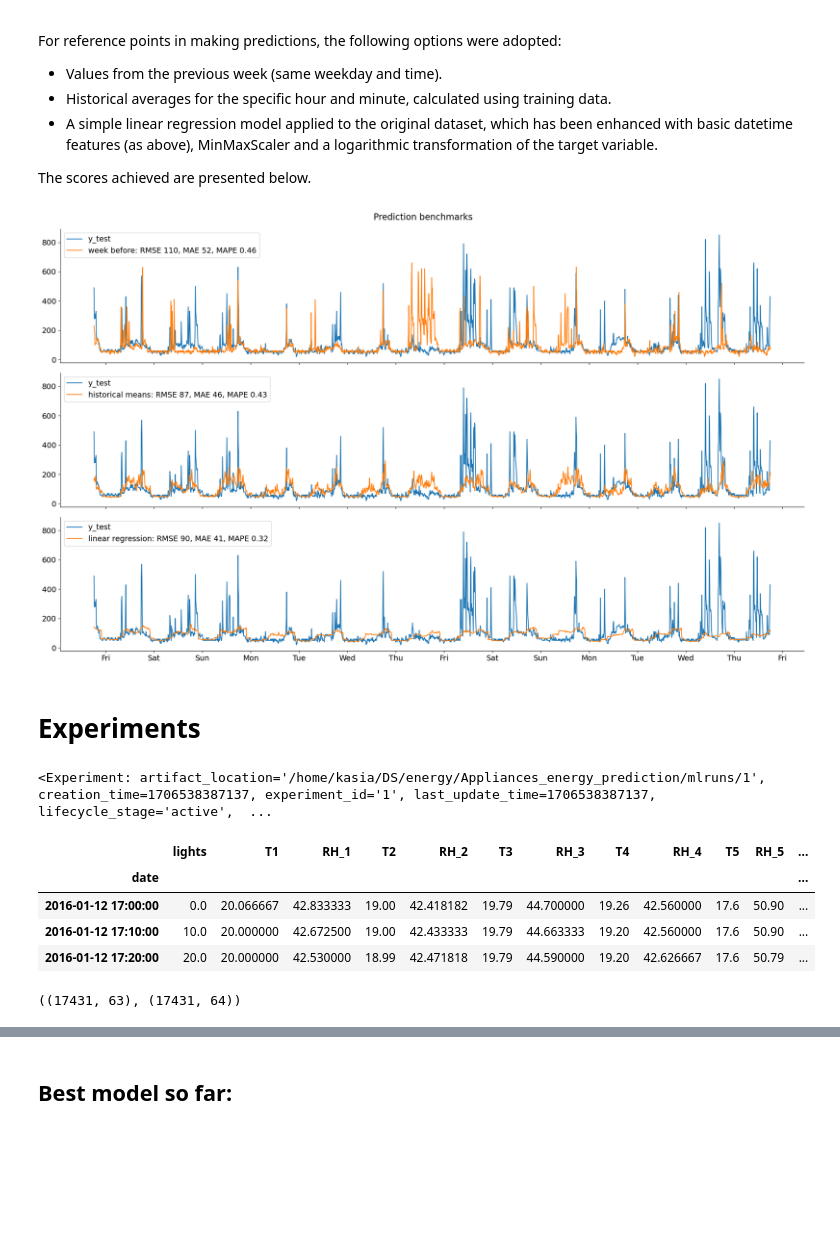
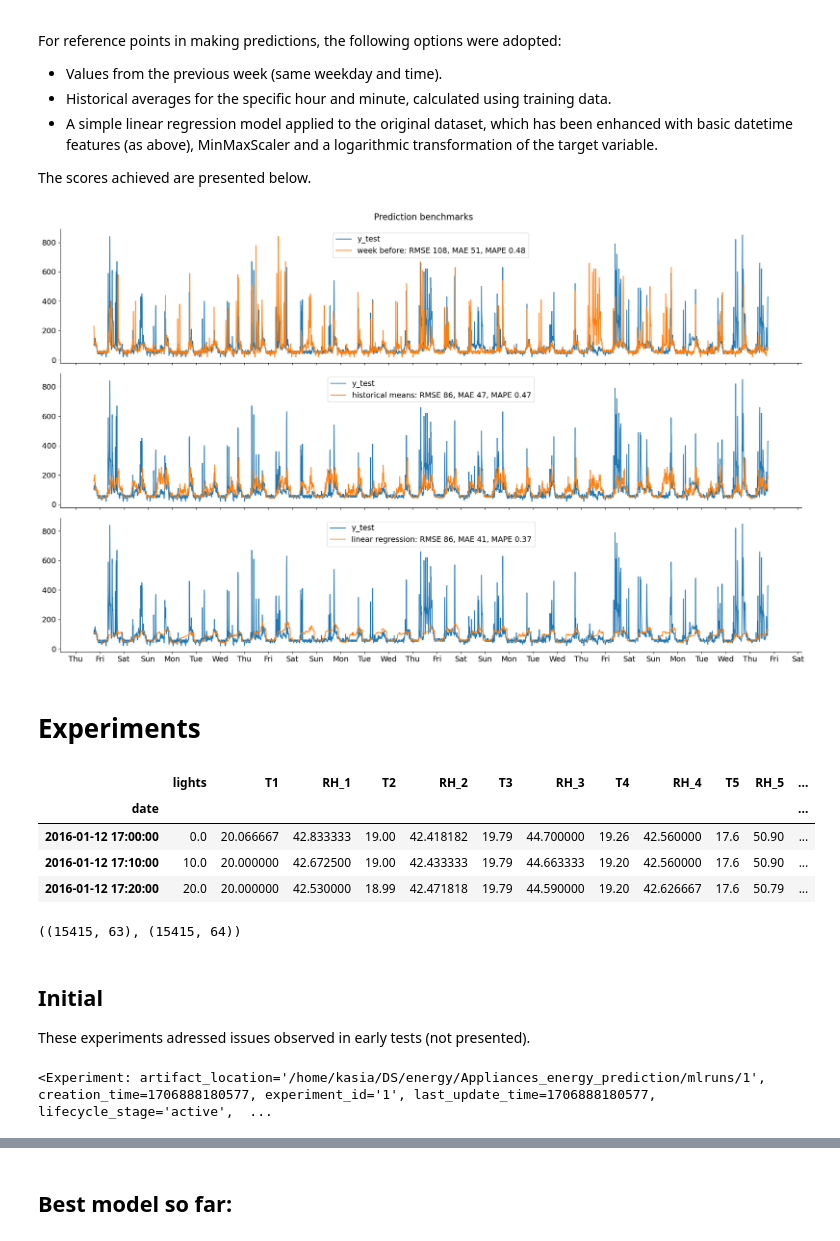
Before and after one commit to k-katarzyna/Appliances_Energy_Prediction, a Jupyter notebook: Appliances_energy_prediction/1_experiments.ipynb, the cells around one changed output, grey strips where cells are left out. Drawn from its saved outputs; the diff is of its cells as text; code cells hidden in the pictures; blank space fills up the shorter version.

```diff
--- a/Appliances_energy_prediction/1_experiments.ipynb
+++ b/Appliances_energy_prediction/1_experiments.ipynb
@@ -80,15 +79,10 @@ For reference points in making predictions, the following options were adopted:
 
 The scores achieved are presented below.
 # %%
-n_test = 2*144*7 # two weeks
+n_test = 4*144*7 # 4 weeks ~ 20,4%
 prediction_benchmarks(enhanced_data, n_test)
 # %% [output]
-[figure, old version]
+[figure, new version]
 # %% [markdown]
 # Experiments
-# %%
-# mlflow.create_experiment(name="Initial experiments")
-mlflow.set_experiment("Initial experiments")
-# %% [output]
-<Experiment: artifact_location='/home/kasia/DS/energy/Appliances_energy_prediction/mlruns/1', creation_time=1706538387137, experiment_id='1', last_update_time=1706538387137, lifecycle_stage='active',  ...
 # %%
@@ -152,9 +147,9 @@ preprocessor = Pipeline([
     ("marker", AnomaliesMarker())
 ])
 # %%
-X_train_tree.shape, preprocessor.fit_transform(X_train_tree).shape
+X_train_lin.shape, preprocessor.fit_transform(X_train_lin).shape
 # %% [output]
-((17431, 63), (17431, 64))
+((15415, 63), (15415, 64))
 # %%
 EN, Ri, ETR, HGBR, RFR, XGBR = (ElasticNet(max_iter=5000),
                                 Ridge(),
@@ -217,3 +211,12 @@ params = [
         **for_tree_preprocessor
     }
 ]
+# %% [markdown]
+## Initial
+
+These experiments adressed issues observed in early tests (not presented).
+# %%
+# mlflow.create_experiment(name="Initial_experiments")
+mlflow.set_experiment("Initial_experiments")
+# %% [output]
+<Experiment: artifact_location='/home/kasia/DS/energy/Appliances_energy_prediction/mlruns/1', creation_time=1706888180577, experiment_id='1', last_update_time=1706888180577, lifecycle_stage='active',  ...
```
Also changed, not shown: parts of 21 cells of this notebook, 2 other files.
